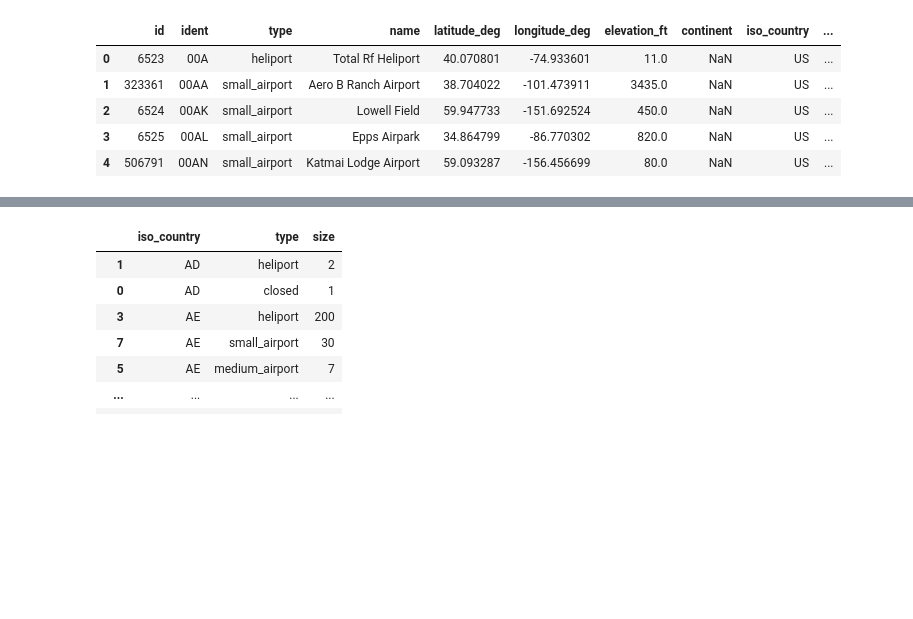
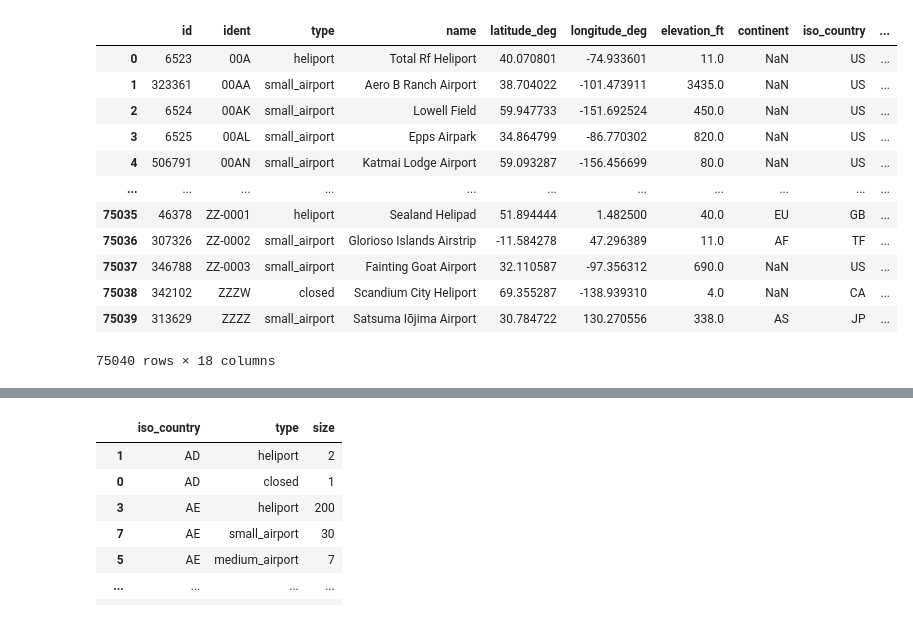
Before and after one commit to Athelbiban/learner, a Jupyter notebook: researches/pandas/pandas_SQL.ipynb, the cells around one changed output, grey strips where cells are left out. Saved outputs shown, nothing was run; the diff lists cells and outputs as text; code cells hidden in the pictures; blank space fills up the shorter version.

```diff
--- a/researches/pandas/pandas_SQL.ipynb
+++ b/researches/pandas/pandas_SQL.ipynb
@@ -5,11 +5,18 @@ airports = pd.read_csv('https://davidmegginson.github.io/ourairports-data/airpor
 airport_freq = pd.read_csv('https://davidmegginson.github.io/ourairports-data/airport-frequencies.csv')
 runways = pd.read_csv('https://davidmegginson.github.io/ourairports-data/runways.csv')
 # %%
-airports.head()
+airports
 # %% [output]
 |  | id | ident | type | name | latitude_deg | longitude_deg | elevation_ft | continent | iso_country | ... |
 | 0 | 6523 | 00A | heliport | Total Rf Heliport | 40.070801 | -74.933601 | 11.0 | NaN | US | ... |
 | 1 | 323361 | 00AA | small_airport | Aero B Ranch Airport | 38.704022 | -101.473911 | 3435.0 | NaN | US | ... |
 | 2 | 6524 | 00AK | small_airport | Lowell Field | 59.947733 | -151.692524 | 450.0 | NaN | US | ... |
 | 3 | 6525 | 00AL | small_airport | Epps Airpark | 34.864799 | -86.770302 | 820.0 | NaN | US | ... |
 | 4 | 506791 | 00AN | small_airport | Katmai Lodge Airport | 59.093287 | -156.456699 | 80.0 | NaN | US | ... |
+| ... | ... | ... | ... | ... | ... | ... | ... | ... | ... | ... |
+| 75035 | 46378 | ZZ-0001 | heliport | Sealand Helipad | 51.894444 | 1.482500 | 40.0 | EU | GB | ... |
+| 75036 | 307326 | ZZ-0002 | small_airport | Glorioso Islands Airstrip | -11.584278 | 47.296389 | 11.0 | AF | TF | ... |
+| 75037 | 346788 | ZZ-0003 | small_airport | Fainting Goat Airport | 32.110587 | -97.356312 | 690.0 | NaN | US | ... |
+| 75038 | 342102 | ZZZW | closed | Scandium City Heliport | 69.355287 | -138.939310 | 4.0 | NaN | CA | ... |
+| 75039 | 313629 | ZZZZ | small_airport | Satsuma Iōjima Airport | 30.784722 | 130.270556 | 338.0 | AS | JP | ... |
+75040 rows × 18 columns
```
Also changed, not shown: parts of 17 cells of this notebook, 1 other file.
